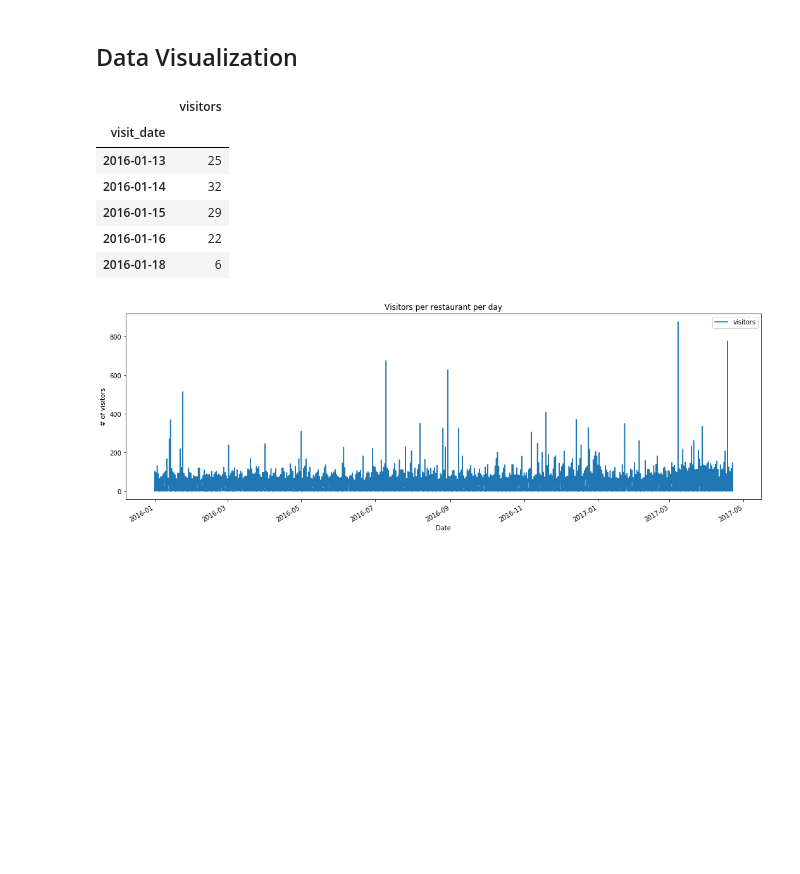
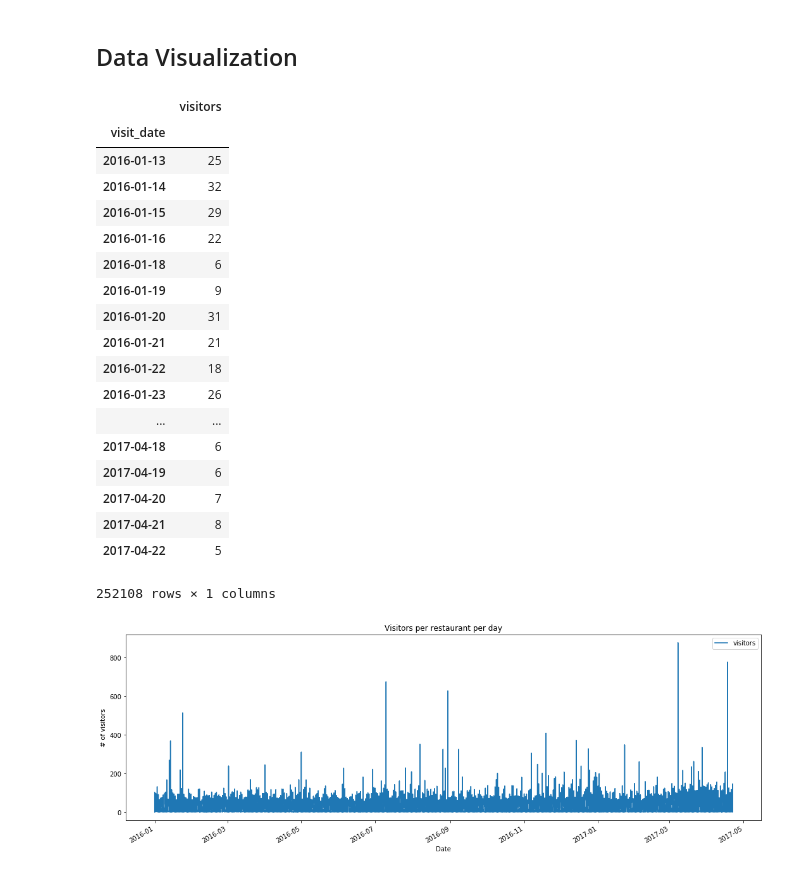
Before and after one commit to galiii/Recruit-Restaurant-Visitor-Forecasting, a Jupyter notebook: data-exploration/air_visit_data-exploration.ipynb, the cells around one changed output. Drawn from its saved outputs; the diff is of its cells as text; code cells hidden in the pictures; blank space fills up the shorter version.

```diff
--- a/data-exploration/air_visit_data-exploration.ipynb
+++ b/data-exploration/air_visit_data-exploration.ipynb
@@ -79,15 +90,27 @@ df_visits.index = df_visits['visit_date'] # Set index (rows ) to be by date
 
 del df_visits['visit_date'] # Delete column visit_date
 # %%
-df_visits.head()
+df_visits
 # %% [output]
 |  | visitors |
 | visit_date |  |
 | 2016-01-13 | 25 |
 | 2016-01-14 | 32 |
 | 2016-01-15 | 29 |
 | 2016-01-16 | 22 |
 | 2016-01-18 | 6 |
+| 2016-01-19 | 9 |
+| 2016-01-20 | 31 |
+| 2016-01-21 | 21 |
+| 2016-01-22 | 18 |
+| 2016-01-23 | 26 |
+| ... | ... |
+| 2017-04-18 | 6 |
+| 2017-04-19 | 6 |
+| 2017-04-20 | 7 |
+| 2017-04-21 | 8 |
+| 2017-04-22 | 5 |
+252108 rows × 1 columns
 # %%
 # https://pandas.pydata.org/pandas-docs/version/0.23.4/generated/pandas.DataFrame.plot.html#pandas.DataFrame.plot
 ax = df_visits.plot(figsize=(18,6),
```
Also changed, not shown: parts of 5 cells of this notebook, 4 other files.
